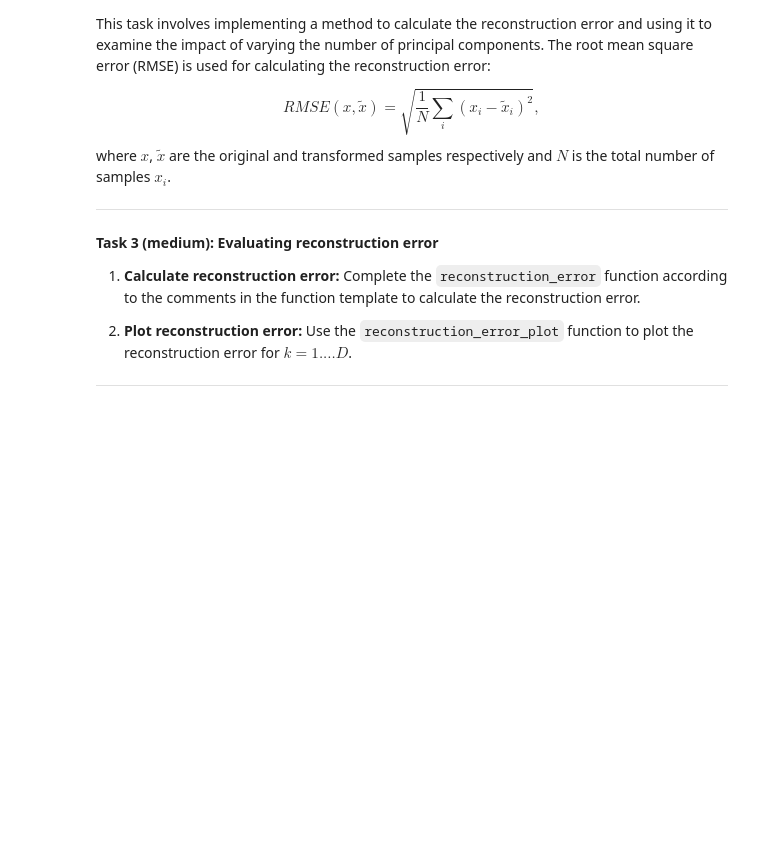
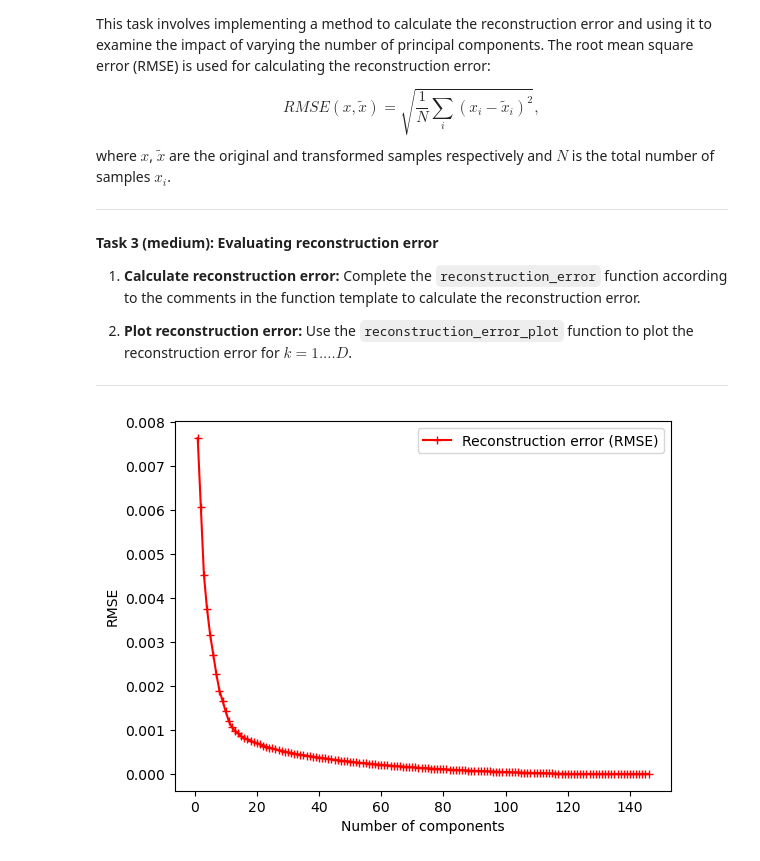
Before and after one commit to SirSorensen/IML-Group36, a Jupyter notebook: W11/01-pca_intro.ipynb, the cells around one changed output. Drawn from its saved outputs; the diff is of its cells as text; code cells hidden in the pictures; blank space fills up the shorter version.

```diff
--- a/W11/01-pca_intro.ipynb
+++ b/W11/01-pca_intro.ipynb
@@ -256,31 +275,37 @@ def reconstruction_error(X, principal_components, mu):
 
     Args:
         X: Original data matrix with shape NxD, where N is the number of samples and D is
            the number of original features.
         principal_components: A Dxk matrix containing the principal components used for
            dimensionality reduction, where k is the number of components.
         mu: A D-element array representing the mean vector of the original data.
 
     Returns:
         The reconstruction error as a single float, representing the root mean squared
         error between the original and reconstructed data.
     """
     # Write solutions here
-    ...
+    v = transform_to_latent_space(X, principal_components, mu)
+    X_reduced = np.array(transform_from_latent_space(v, principal_components, mu))
+
+    mean = np.mean([(X[i] - X_reduced[i])**2 for i in range(len(X))])
+    return (mean)**0.5
 
 def reconstruction_error_plot(X, principal_components, mu):
     errs = []
     for i in range(len(principal_components)):
         errs.append(reconstruction_error(X, principal_components[:, :i], mu))
 
     x = np.arange(1, len(principal_components) + 1, 1)
 
     plt.figure()
     plt.xlabel('Number of components')
     plt.ylabel('RMSE')
     plt.plot(x, errs, 'r-+')
     plt.legend(['Reconstruction error (RMSE)'])
     plt.show()
 
 
 reconstruction_error_plot(shapes, comp, mu)
+# %% [output]
+[figure, added]
```
Also changed, not shown: parts of 4 cells of this notebook.
